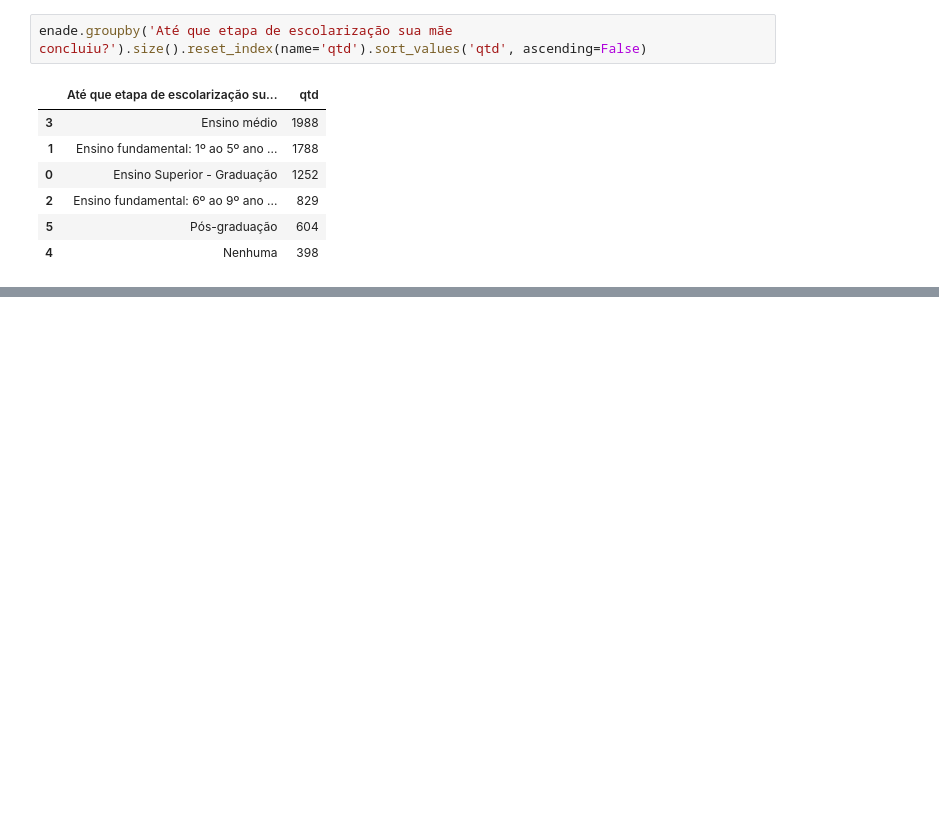
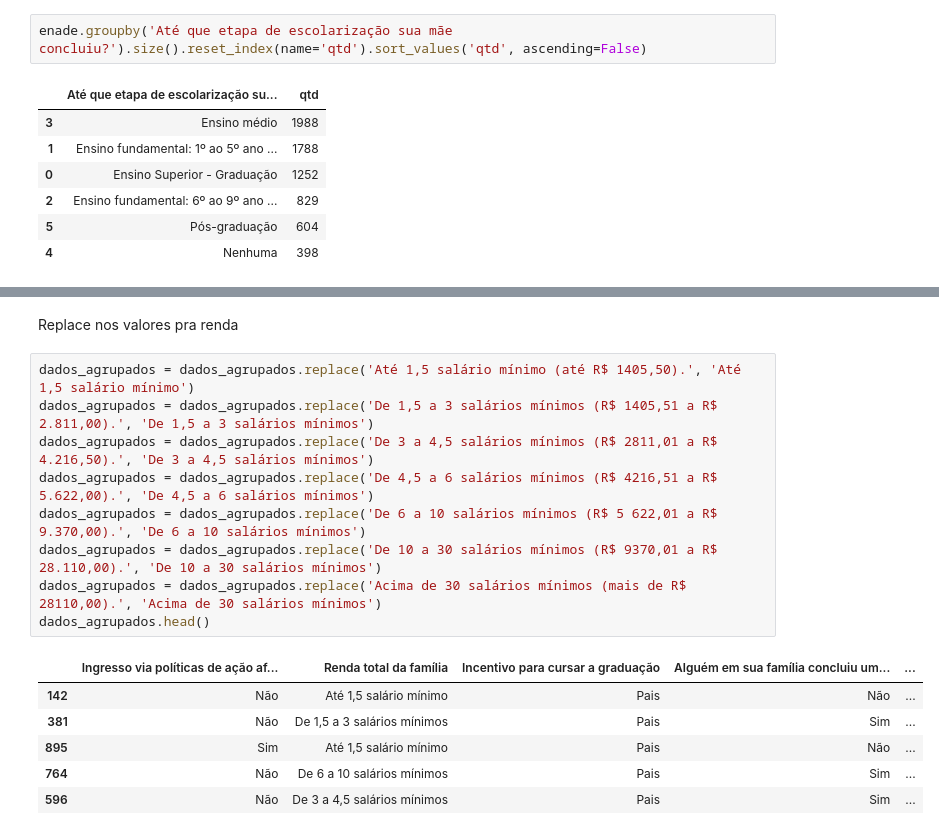
Before and after one commit to Lorenaps/visualizacao-de-dados, a Jupyter notebook: pre_processamento_dados/analise_enade.ipynb, the cells around one changed output, grey strips where cells are left out. Cells and saved outputs as stored; diff of their text form; blank space fills up the shorter version.

```diff
--- a/pre_processamento_dados/analise_enade.ipynb
+++ b/pre_processamento_dados/analise_enade.ipynb
@@ -155,3 +191,21 @@ dtype: int64
+# %% [markdown]
+Replace nos valores pra renda
+# %%
+dados_agrupados = dados_agrupados.replace('Até 1,5 salário mínimo (até R$ 1405,50).', 'Até 1,5 salário mínimo')
+dados_agrupados = dados_agrupados.replace('De 1,5 a 3 salários mínimos (R$ 1405,51 a R$ 2.811,00).', 'De 1,5 a 3 salários mínimos')
+dados_agrupados = dados_agrupados.replace('De 3 a 4,5 salários mínimos (R$ 2811,01 a R$ 4.216,50).', 'De 3 a 4,5 salários mínimos')
+dados_agrupados = dados_agrupados.replace('De 4,5 a 6 salários mínimos (R$ 4216,51 a R$ 5.622,00).', 'De 4,5 a 6 salários mínimos')
+dados_agrupados = dados_agrupados.replace('De 6 a 10 salários mínimos (R$ 5 622,01 a R$ 9.370,00).', 'De 6 a 10 salários mínimos')
+dados_agrupados = dados_agrupados.replace('De 10 a 30 salários mínimos (R$ 9370,01 a R$ 28.110,00).', 'De 10 a 30 salários mínimos')
+dados_agrupados = dados_agrupados.replace('Acima de 30 salários mínimos (mais de R$ 28110,00).', 'Acima de 30 salários mínimos')
+dados_agrupados.head()
+# %% [output]
+|  | Ingresso via políticas de ação af... | Renda total da família | Incentivo para cursar a graduação | Alguém em sua família concluiu um... | ... |
+| 142 | Não | Até 1,5 salário mínimo | Pais | Não | ... |
+| 381 | Não | De 1,5 a 3 salários mínimos | Pais | Sim | ... |
+| 895 | Sim | Até 1,5 salário mínimo | Pais | Não | ... |
+| 764 | Não | De 6 a 10 salários mínimos | Pais | Sim | ... |
+| 596 | Não | De 3 a 4,5 salários mínimos | Pais | Sim | ... |
 # %%
 from google.colab import files
 
```
Also changed, not shown: parts of 22 cells of this notebook.
